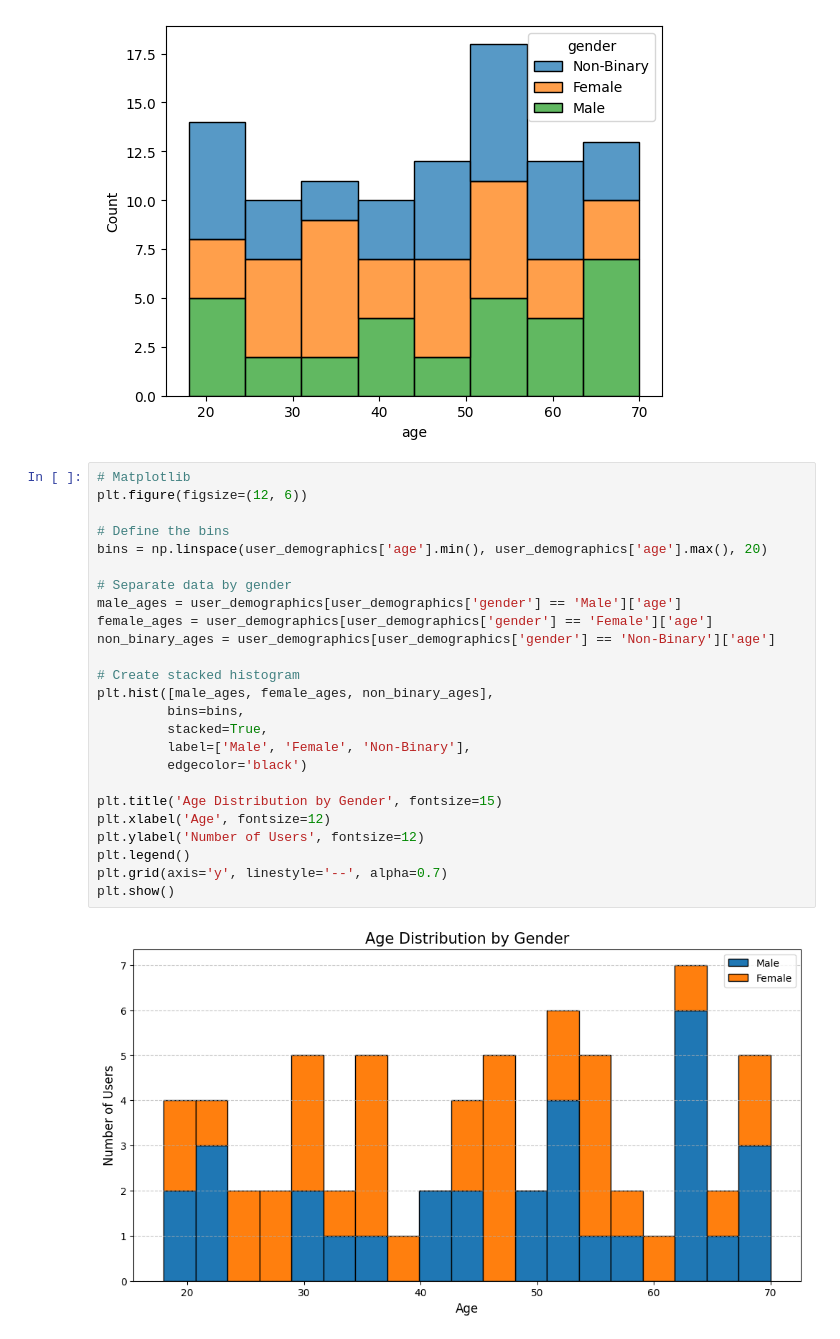
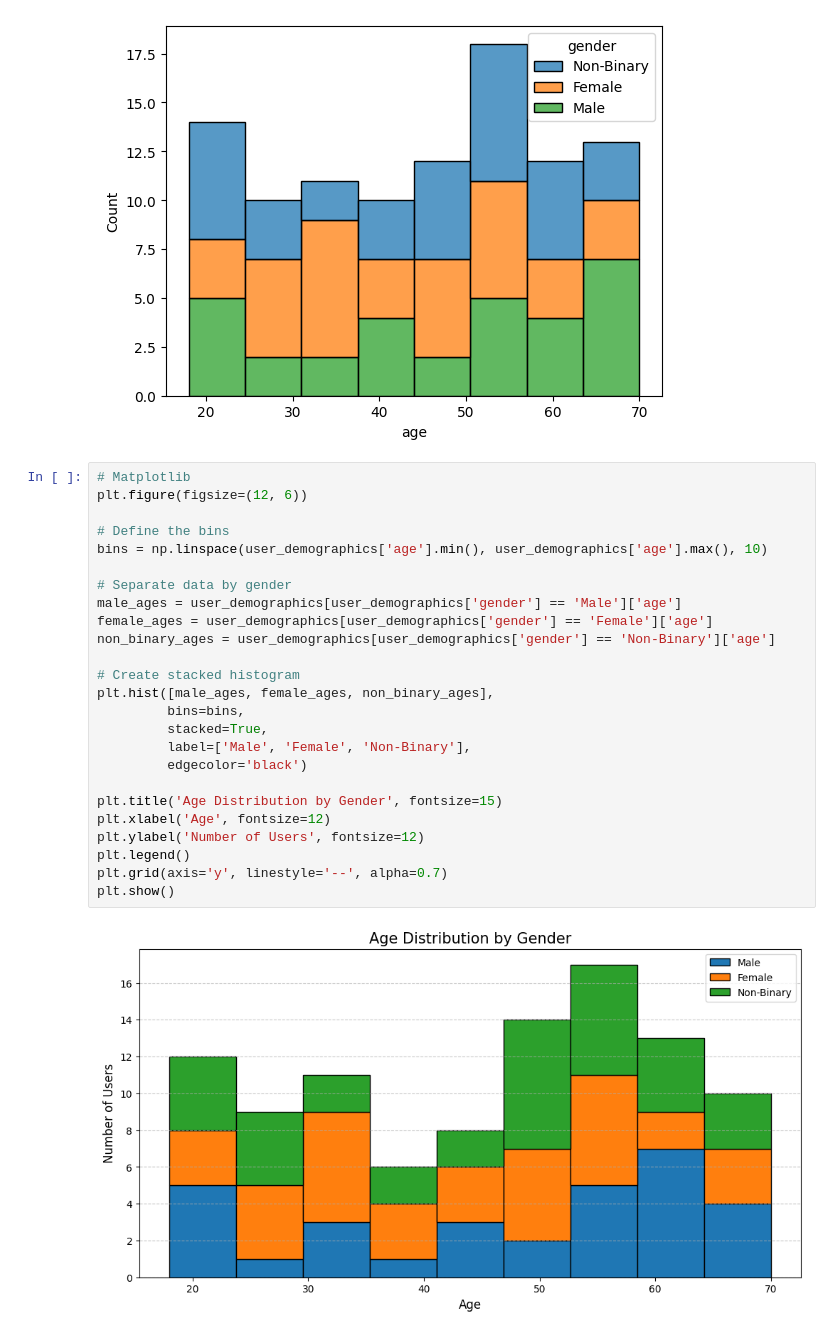
Before and after one commit to channingc1212/interview_prep, a Jupyter notebook: data_join.ipynb, the cells around one changed output. Saved outputs shown, nothing was run; the diff lists cells and outputs as text.

```diff
--- a/data_join.ipynb
+++ b/data_join.ipynb
@@ -139,27 +139,27 @@ sns.histplot(data=user_demographics, x='age', hue='gender', multiple='stack')
 # %%
 # Matplotlib
 plt.figure(figsize=(12, 6))
 
 # Define the bins
-bins = np.linspace(user_demographics['age'].min(), user_demographics['age'].max(), 20)
+bins = np.linspace(user_demographics['age'].min(), user_demographics['age'].max(), 10)
 
 # Separate data by gender
 male_ages = user_demographics[user_demographics['gender'] == 'Male']['age']
 female_ages = user_demographics[user_demographics['gender'] == 'Female']['age']
 non_binary_ages = user_demographics[user_demographics['gender'] == 'Non-Binary']['age']
 
 # Create stacked histogram
 plt.hist([male_ages, female_ages, non_binary_ages],
          bins=bins,
          stacked=True,
          label=['Male', 'Female', 'Non-Binary'],
          edgecolor='black')
 
 plt.title('Age Distribution by Gender', fontsize=15)
 plt.xlabel('Age', fontsize=12)
 plt.ylabel('Number of Users', fontsize=12)
 plt.legend()
 plt.grid(axis='y', linestyle='--', alpha=0.7)
 plt.show()
 # %% [output]
-[figure, old version]
+[figure, new version]
```
Also changed, not shown: 1 other file.
